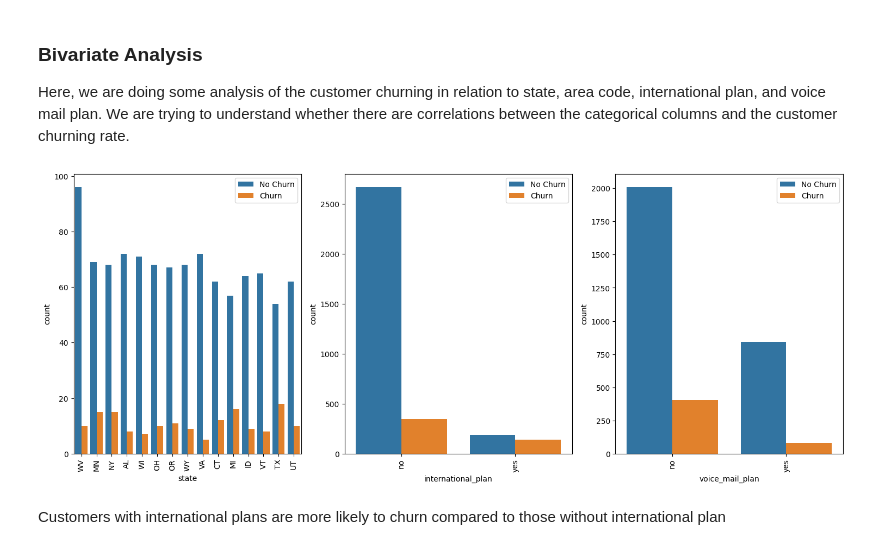
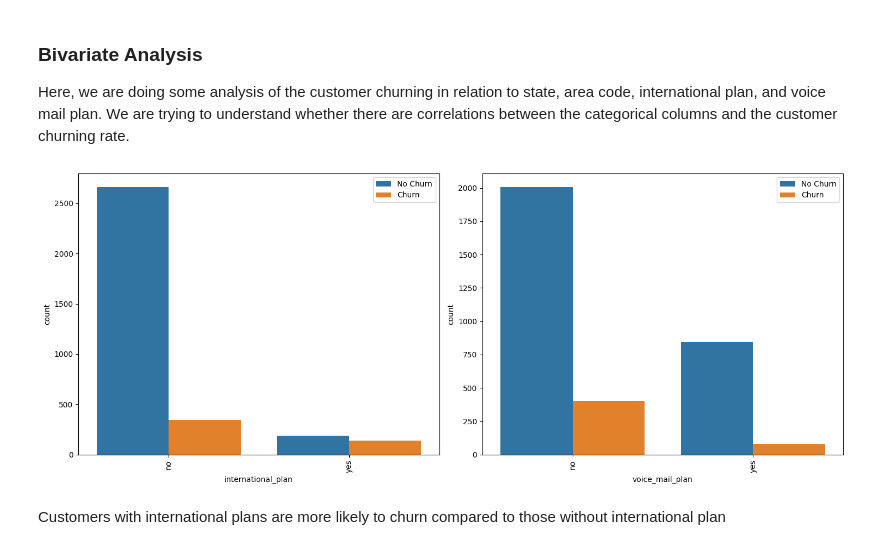
Before and after one commit to charles4data/DSF-Phase-3-Project-Predicting-Customer-Churn-at-SyriaTel-with-Machine-Learning, a Jupyter notebook: index.ipynb, the cells around one changed output. Saved outputs shown, nothing was run; the diff lists cells and outputs as text; code cells hidden in the pictures.

```diff
--- a/index.ipynb
+++ b/index.ipynb
@@ -279,0 +282,3 @@ Because the state column is a representation of an area code, there is no need t
+# %%
+# dropping the state column
+df = df.drop('state', axis=1)
@@ -402,5 +418,8 @@ duplicate_rows
 # %% [markdown]
 From above, there are no duplicates in the phone number column, which is good.
+# %%
+# making phone_number column to be the index column given its the unique identifier
+df.set_index('phone_number', inplace=True)
 # %%
 # previewing the general info to confirm same has been reflected in the df
 df.info()
@@ -528,27 +612,27 @@ plt.show()
 Here, we are doing some analysis of the customer churning in relation to state, area code, international plan, and voice mail plan. We are trying to understand whether there are correlations between the categorical columns and the customer churning rate.
 # %%
 #plotting customer churn relative to state, area_code, international_plan, and voice_mail_plan
-categoric_cols = ['state','international_plan','voice_mail_plan']
+categoric_cols = ['international_plan','voice_mail_plan']
 #for i in categoric_cols:
     #plt.figure(figsize=(10,4))
     #sns.countplot(x=i, hue="churn", data=df,order= df[i].value_counts().iloc[0:15].index)
     #plt.xticks(rotation=90)
     #plt.legend(loc="upper right")
     #plt.show()
 
 
 fig, axes = plt.subplots(nrows=1, ncols=len(categoric_cols), figsize=(15, 6))
 
 for i, col in enumerate(categoric_cols):
     sns.countplot(x=col, hue="churn", data=df, order=df[col].value_counts().iloc[0:15].index, ax=axes[i])
     axes[i].set_xticklabels(axes[i].get_xticklabels(), rotation=90)
     handles, labels = axes[i].get_legend_handles_labels()
     axes[i].legend(handles, ['No Churn', 'Churn'], loc="upper right")
 
 plt.tight_layout()
 plt.show()
 # %% [output]
-[figure, old version]
+[figure, new version]
 # %% [markdown]
 Customers with international plans are more likely to churn compared to those without international plan
 # %%
```
Also changed, not shown: parts of 76 cells of this notebook.
